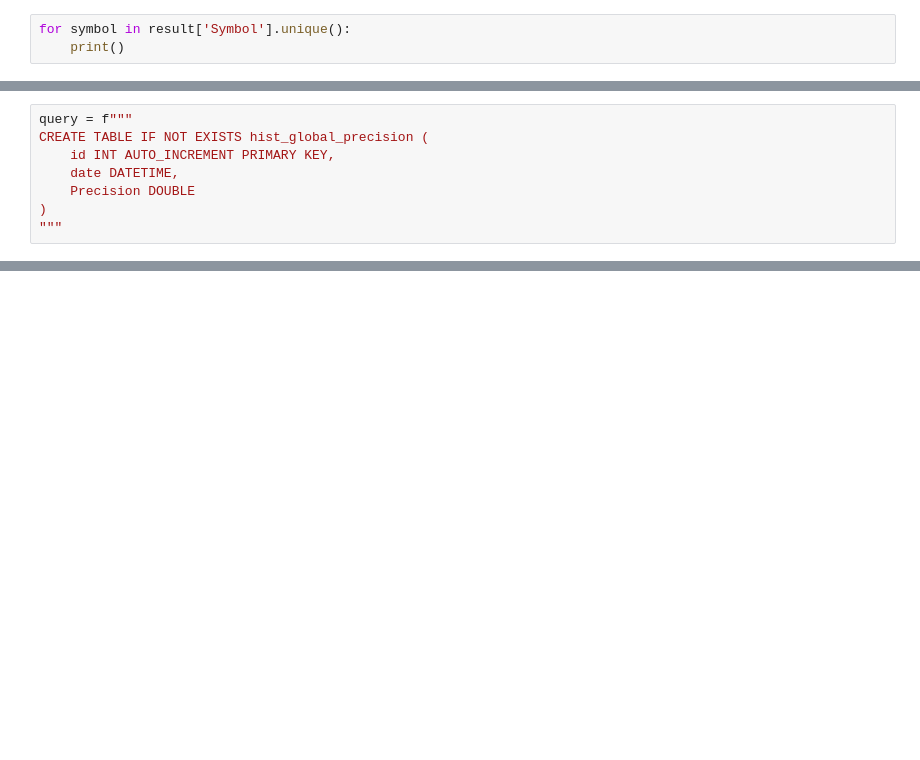
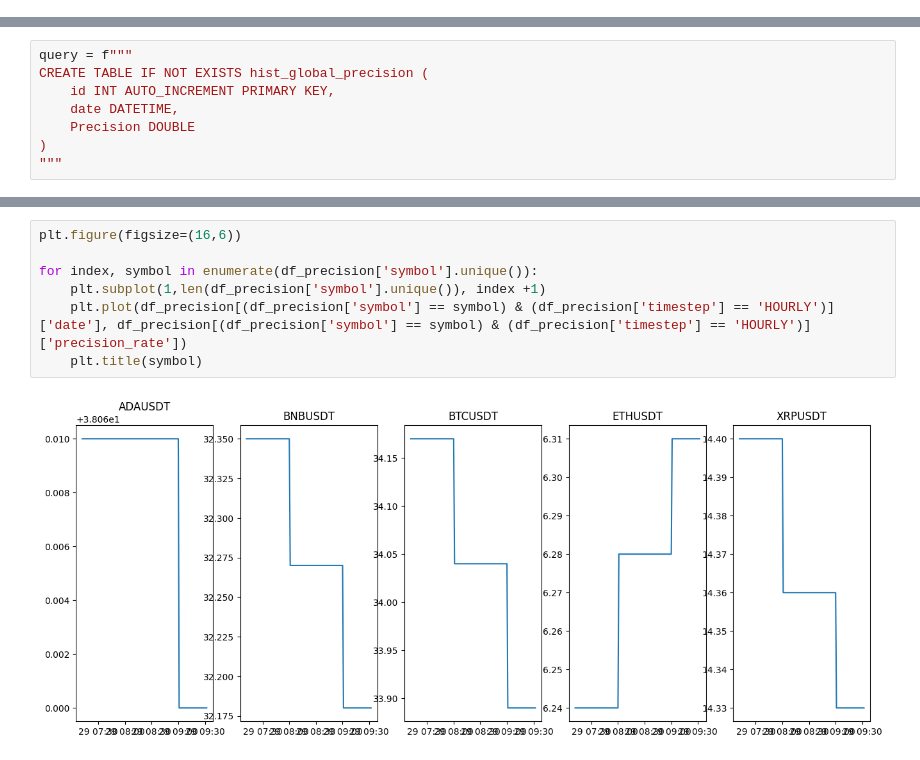
Before and after one commit to JohannGump/CryptoBot-Binance, a Jupyter notebook: airflow/brouillon.ipynb, the cells around one changed output, grey strips where cells are left out. Saved outputs shown, nothing was run; the diff lists cells and outputs as text; blank space fills up the shorter version.

```diff
--- a/airflow/brouillon.ipynb
+++ b/airflow/brouillon.ipynb
@@ -110,3 +112,0 @@ print(result)
-# %%
-for symbol in result['Symbol'].unique():
-    print()
@@ -130,0 +187,9 @@ CREATE TABLE IF NOT EXISTS hist_global_precision (
+# %%
+plt.figure(figsize=(16,6))
+
+for index, symbol in enumerate(df_precision['symbol'].unique()):
+    plt.subplot(1,len(df_precision['symbol'].unique()), index +1)
+    plt.plot(df_precision[(df_precision['symbol'] == symbol) & (df_precision['timestep'] == 'HOURLY')]['date'], df_precision[(df_precision['symbol'] == symbol) & (df_precision['timestep'] == 'HOURLY')]['precision_rate'])
+    plt.title(symbol)
+# %% [output]
+[figure, added]
```
Also changed, not shown: parts of 18 cells of this notebook, 1 other file.
